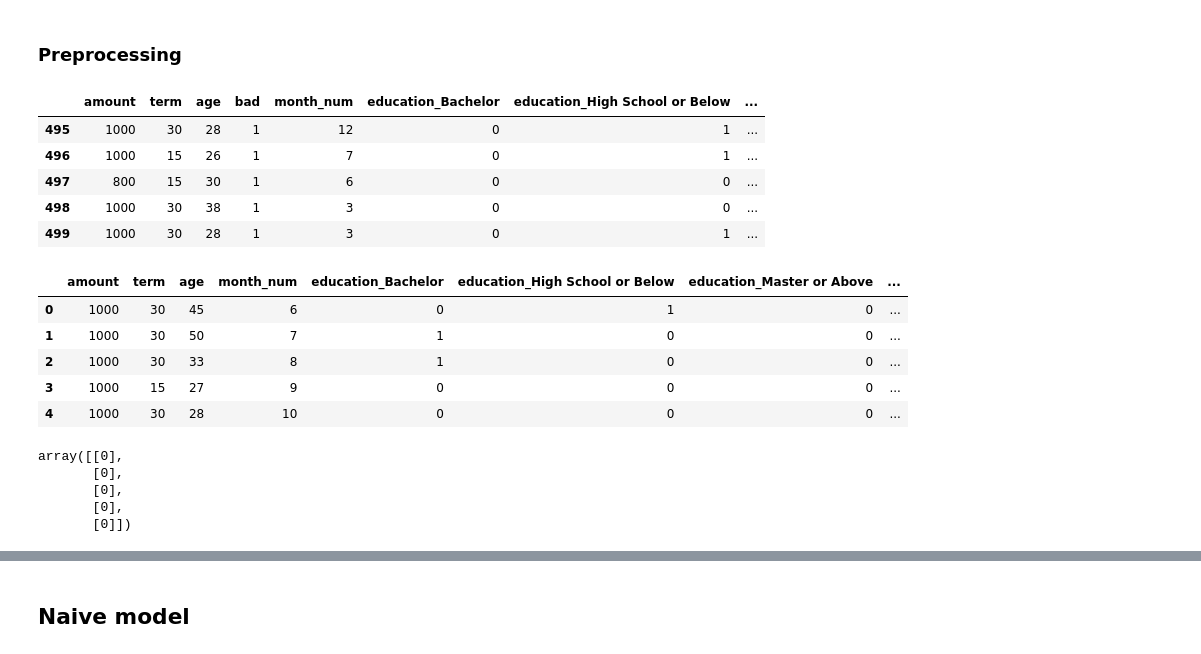
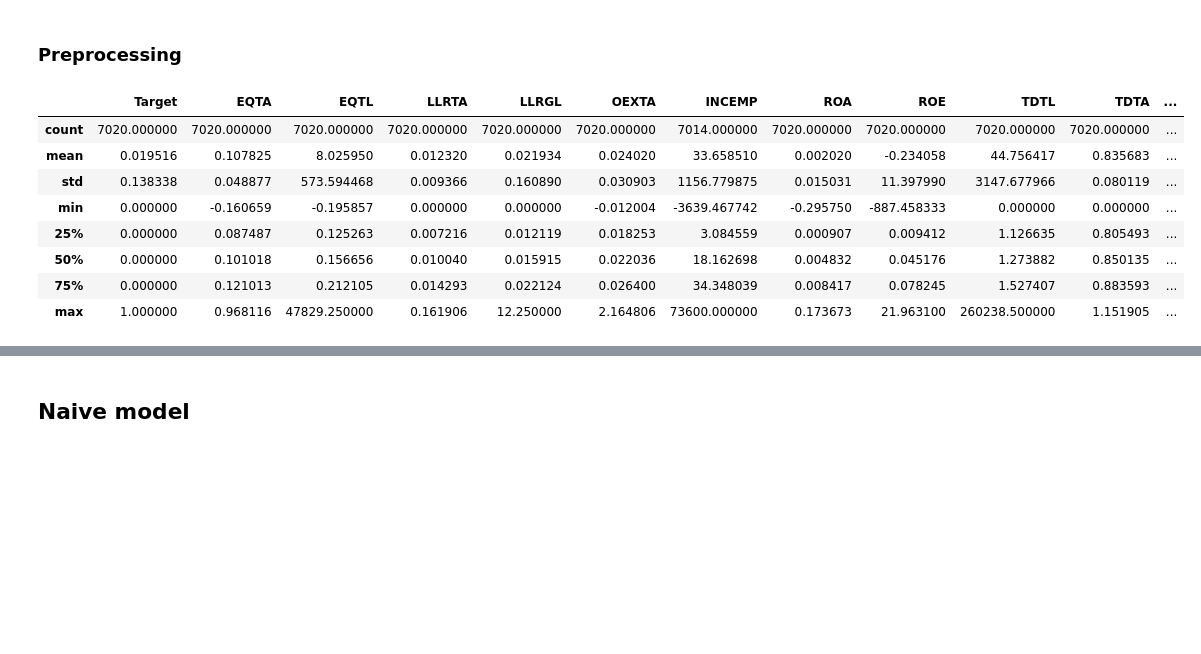
Before and after one commit to allaccountstaken/automl_v_hyperdrive, a Jupyter notebook: basic_model.ipynb, the cells around one changed output, grey strips where cells are left out. Saved outputs shown, nothing was run; the diff lists cells and outputs as text; code cells hidden in the pictures; blank space fills up the shorter version.

```diff
--- a/basic_model.ipynb
+++ b/basic_model.ipynb
@@ -26,35 +27,16 @@ from IPython.display import Image
 ### Preprocessing
 # %%
 # Load data
-file_path = Path("loans_norm.csv")
-loans_df = pd.read_csv(file_path)
-loans_df.tail()
+file_path = Path("data/camel_data_after2010Q3.csv")
+banks_df = pd.read_csv(file_path, index_col=0)
+banks_df.describe()
 # %% [output]
-|  | amount | term | age | bad | month_num | education_Bachelor | education_High School or Below | ... |
-| 495 | 1000 | 30 | 28 | 1 | 12 | 0 | 1 | ... |
-| 496 | 1000 | 15 | 26 | 1 | 7 | 0 | 1 | ... |
-| 497 | 800 | 15 | 30 | 1 | 6 | 0 | 0 | ... |
-| 498 | 1000 | 30 | 38 | 1 | 3 | 0 | 0 | ... |
-| 499 | 1000 | 30 | 28 | 1 | 3 | 0 | 1 | ... |
+|  | Target | EQTA | EQTL | LLRTA | LLRGL | OEXTA | INCEMP | ROA | ROE | TDTL | TDTA | ... |
+| count | 7020.000000 | 7020.000000 | 7020.000000 | 7020.000000 | 7020.000000 | 7020.000000 | 7014.000000 | 7020.000000 | 7020.000000 | 7020.000000 | 7020.000000 | ... |
+| mean | 0.019516 | 0.107825 | 8.025950 | 0.012320 | 0.021934 | 0.024020 | 33.658510 | 0.002020 | -0.234058 | 44.756417 | 0.835683 | ... |
+| std | 0.138338 | 0.048877 | 573.594468 | 0.009366 | 0.160890 | 0.030903 | 1156.779875 | 0.015031 | 11.397990 | 3147.677966 | 0.080119 | ... |
+| min | 0.000000 | -0.160659 | -0.195857 | 0.000000 | 0.000000 | -0.012004 | -3639.467742 | -0.295750 | -887.458333 | 0.000000 | 0.000000 | ... |
+| 25% | 0.000000 | 0.087487 | 0.125263 | 0.007216 | 0.012119 | 0.018253 | 3.084559 | 0.000907 | 0.009412 | 1.126635 | 0.805493 | ... |
+| 50% | 0.000000 | 0.101018 | 0.156656 | 0.010040 | 0.015915 | 0.022036 | 18.162698 | 0.004832 | 0.045176 | 1.273882 | 0.850135 | ... |
+| 75% | 0.000000 | 0.121013 | 0.212105 | 0.014293 | 0.022124 | 0.026400 | 34.348039 | 0.008417 | 0.078245 | 1.527407 | 0.883593 | ... |
+| max | 1.000000 | 0.968116 | 47829.250000 | 0.161906 | 12.250000 | 2.164806 | 73600.000000 | 0.173673 | 21.963100 | 260238.500000 | 1.151905 | ... |
-# %%
-# Define features set
-X = loans_df.copy()
-X.drop("bad", axis=1, inplace=True)
-X.head()
-# %% [output]
-|  | amount | term | age | month_num | education_Bachelor | education_High School or Below | education_Master or Above | ... |
-| 0 | 1000 | 30 | 45 | 6 | 0 | 1 | 0 | ... |
-| 1 | 1000 | 30 | 50 | 7 | 1 | 0 | 0 | ... |
-| 2 | 1000 | 30 | 33 | 8 | 1 | 0 | 0 | ... |
-| 3 | 1000 | 15 | 27 | 9 | 0 | 0 | 0 | ... |
-| 4 | 1000 | 30 | 28 | 10 | 0 | 0 | 0 | ... |
-# %%
-# Define target vector
-y = loans_df["bad"].values.reshape(-1, 1)
-y[:5]
-# %% [output]
-array([[0],
-       [0],
-       [0],
-       [0],
-       [0]])
```
Also changed, not shown: parts of 23 cells of this notebook.
